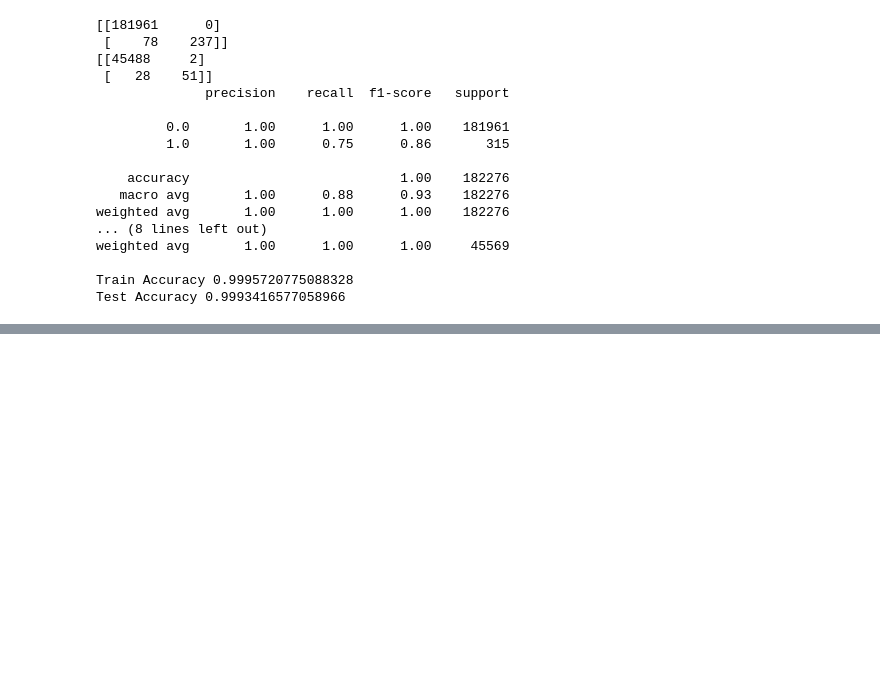
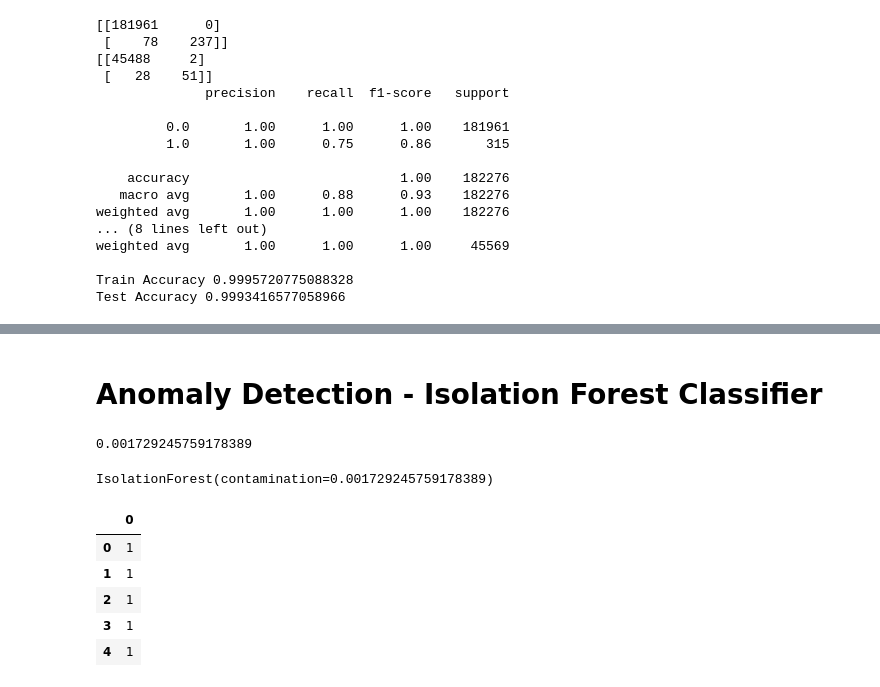
Before and after one commit to bikramcodes/Fraud-Transaction-Detector, a Jupyter notebook: notebooks/data_exploration.ipynb, the cells around one changed output, grey strips where cells are left out. Cells and saved outputs as stored; diff of their text form; code cells hidden in the pictures; blank space fills up the shorter version.

```diff
--- a/notebooks/data_exploration.ipynb
+++ b/notebooks/data_exploration.ipynb
@@ -1123,0 +1161,2 @@ chart.set_xticklabels(chart.get_xticklabels(), rotation = 90)
+# %%
+classifier.fit(X_train, y_train)
@@ -1123,0 +1202,2 @@ chart.set_xticklabels(chart.get_xticklabels(), rotation = 90)
+# %% [markdown]
+# Anomaly Detection - Isolation Forest Classifier
@@ -1123,0 +1206,22 @@ chart.set_xticklabels(chart.get_xticklabels(), rotation = 90)
+# %%
+outlier_fraction = 394 / (394 + 227451)
+outlier_fraction
+# %% [output]
+0.001729245759178389
+# %%
+isolation = IsolationForest(contamination=outlier_fraction)
+isolation.fit(X_train, y_train)
+# %% [output]
+IsolationForest(contamination=0.001729245759178389)
+# %%
+anomaly_pred_train = isolation.predict(X_train)
+anomaly_pred_test = isolation.predict(X_test)
+# %%
+pd.DataFrame(anomaly_pred_test).head()
+# %% [output]
+|  | 0 |
+| 0 | 1 |
+| 1 | 1 |
+| 2 | 1 |
+| 3 | 1 |
+| 4 | 1 |
```
Also changed, not shown: parts of 60 cells of this notebook, 35 other files.
